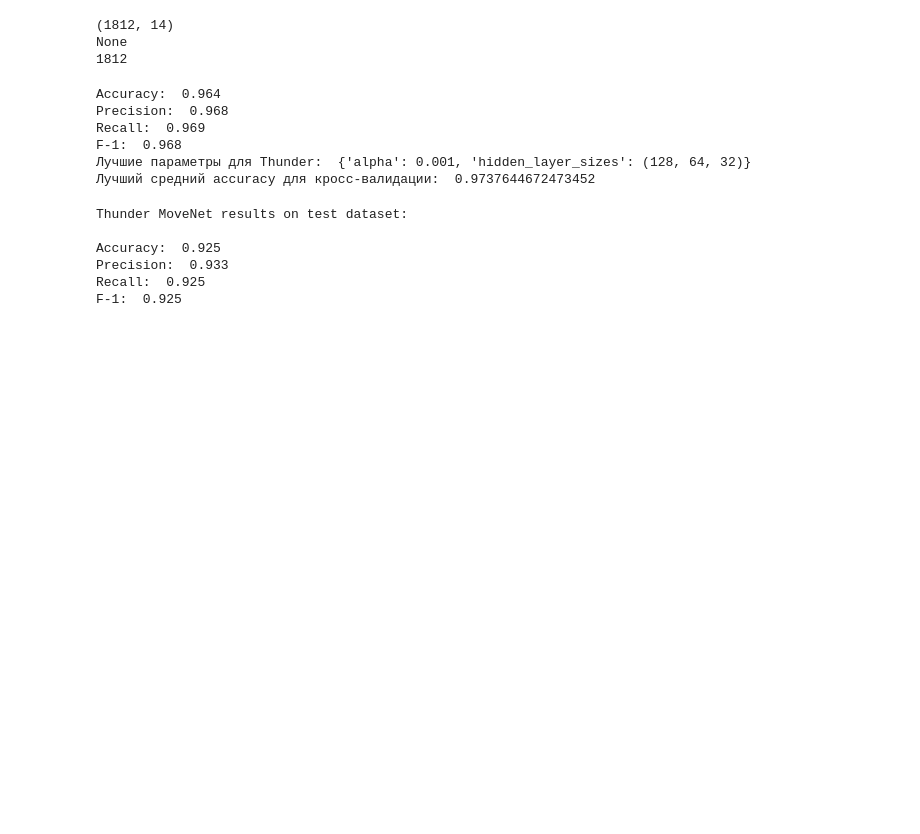
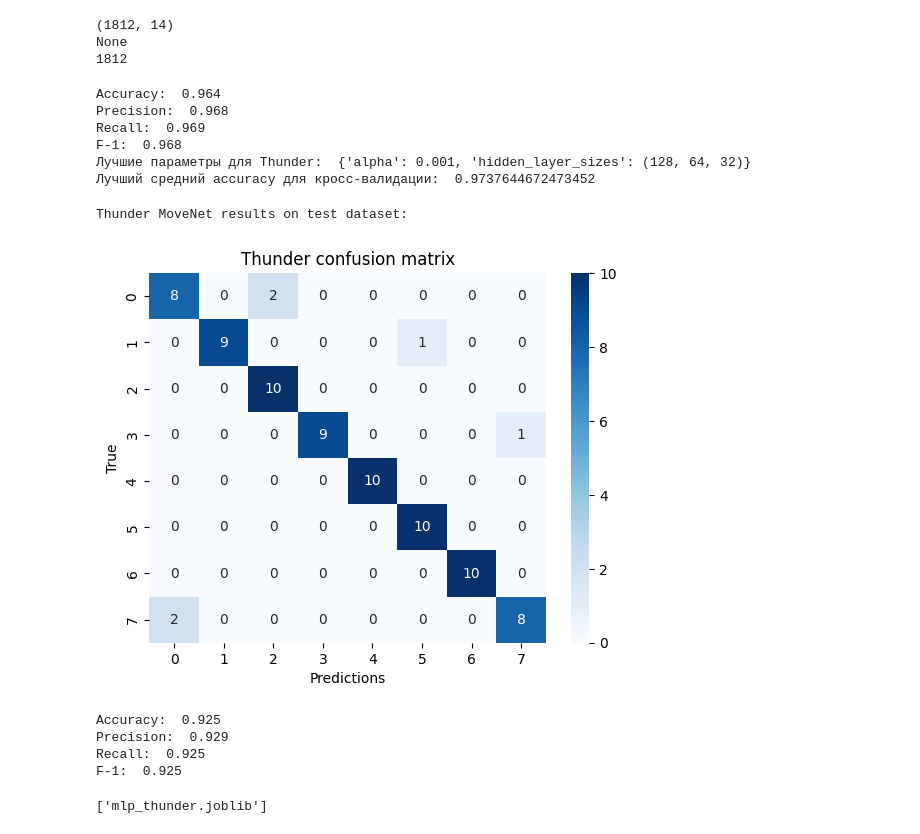
Before and after one commit to vituhaa/Healthy-Posture, a Jupyter notebook: movenet_experiment.ipynb, the cells around one changed output. Drawn from its saved outputs; the diff is of its cells as text; code cells hidden in the pictures; blank space fills up the shorter version.

```diff
--- a/movenet_experiment.ipynb
+++ b/movenet_experiment.ipynb
@@ -513,0 +526,2 @@ joblib.dump(scaler_lightning, 'scaler_lightning.pkl') # скачиваю scaler
+# %%
+categories = ['head_left', 'head_right', 'correct', 'bend_over', 'body_left', 'body_right', 'tilt_back', 'too_close']
@@ -534,11 +553,16 @@ F-1:  0.968
 Лучший средний accuracy для кросс-валидации:  0.9737644672473452
 # %%
 print("Thunder MoveNet results on test dataset: \n")
-check_mlp_on_test_ds(categories, mlp_thunder, scaler_thunder)
+check_mlp_on_test_ds(categories, mlp_thunder, scaler_thunder, model_thunder, size_thunder)
 # %% [output]
 Thunder MoveNet results on test dataset:
-
-Accuracy:  0.925
-Precision:  0.933
-Recall:  0.925
-F-1:  0.925
+[figure, added]
+Accuracy:  0.925
+Precision:  0.929
+Recall:  0.925
+F-1:  0.925
+# %%
+joblib.dump(scaler_thunder, 'scaler_thunder.joblib') # скачиваю scaler
+joblib.dump(mlp_thunder, 'mlp_thunder.joblib') # скачиваю модель
+# %% [output]
+['mlp_thunder.joblib']
```
Also changed, not shown: parts of 10 cells of this notebook.
